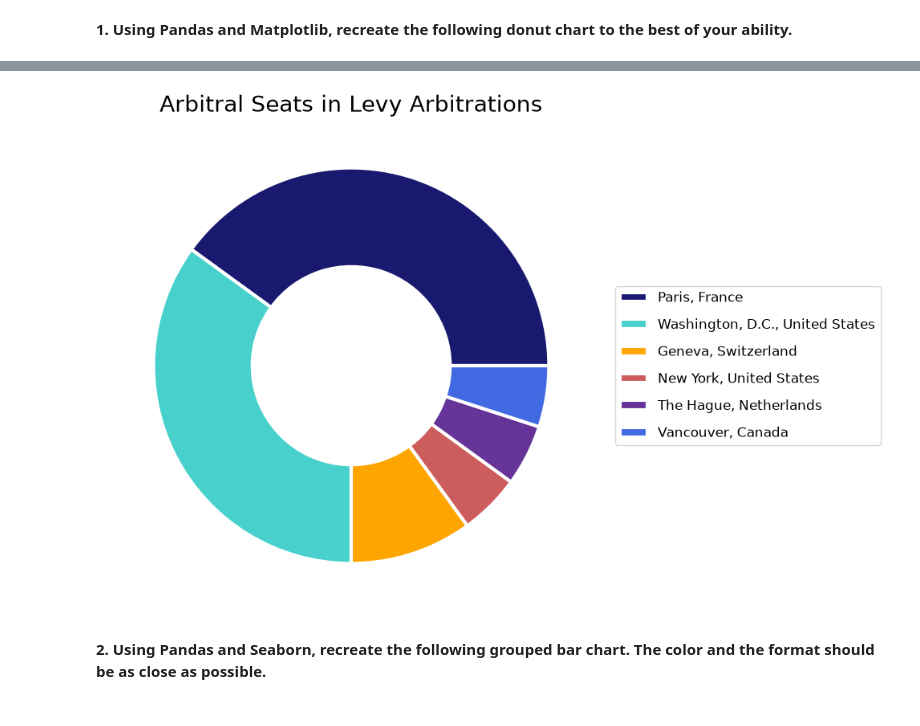
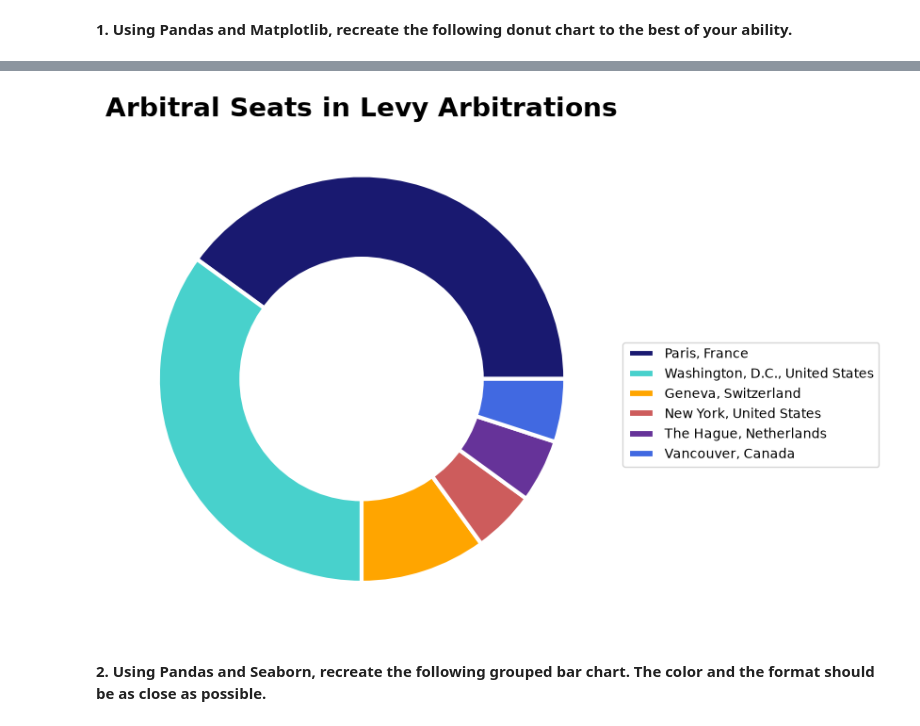
Before and after one commit to m20was/Analytics, a Jupyter notebook: assignments/Statfinity_Assignment_Manish_Biswas/Statfinity_Python_Exercise.ipynb, the cells around one changed output, grey strips where cells are left out. Cells and saved outputs as stored; diff of their text form; code cells hidden in the pictures.

```diff
--- a/assignments/Statfinity_Assignment_Manish_Biswas/Statfinity_Python_Exercise.ipynb
+++ b/assignments/Statfinity_Assignment_Manish_Biswas/Statfinity_Python_Exercise.ipynb
@@ -34,24 +33,30 @@ figure_one_df = pd.DataFrame({
     }
 })
 # %%
+# Write the chart creation code below
 # Write the chart creation code below
 
 colors = ["midnightblue", "mediumturquoise", "orange", "indianred", "rebeccapurple", "royalblue"]
 
-fig, ax = plt.subplots(figsize=(30, 8))
+fig, ax = plt.subplots(figsize=(8, 6))
 wedges, _ = ax.pie(
-    figure_one_df['Count'],
-    startangle=0,
-    counterclock=True,
+    figure_one_df["Count"],
     colors=colors,
-    wedgeprops={'width': 0.5,'edgecolor': 'white','linewidth': 3}
+    startangle=0,  # Alignment border starts at the 3 o'clock horizontal position
+    counterclock=True,  # Flow follows counter-clockwise sequence
+    wedgeprops={"linewidth": 3, "edgecolor": "white"},
 )
 
-ax.set_title('Arbitral Seats in Levy Arbitrations', fontsize=20)
-ax.legend(wedges, figure_one_df['City'], loc='center left', bbox_to_anchor=(1.02, 0.50), fontsize=12, labelspacing=1.0)
+# Convert pie to donut
+ax.add_artist(plt.Circle((0, 0), 0.60, fc="white"))
+
+# Titles and Legend
+plt.title("Arbitral Seats in Levy Arbitrations", fontsize=20, weight="bold")
+plt.legend(wedges, figure_one_df["City"], loc="center left", bbox_to_anchor=(1, 0.45))
+plt.tight_layout()
 plt.show()
 # %% [output]
-[figure, old version]
+[figure, new version]
 # %% [markdown]
 **2. Using Pandas and Seaborn, recreate the following grouped bar chart. The color and the format should be as close as possible.**
 # %% [markdown]
```
Also changed, not shown: parts of 7 cells of this notebook, 1 other file.
